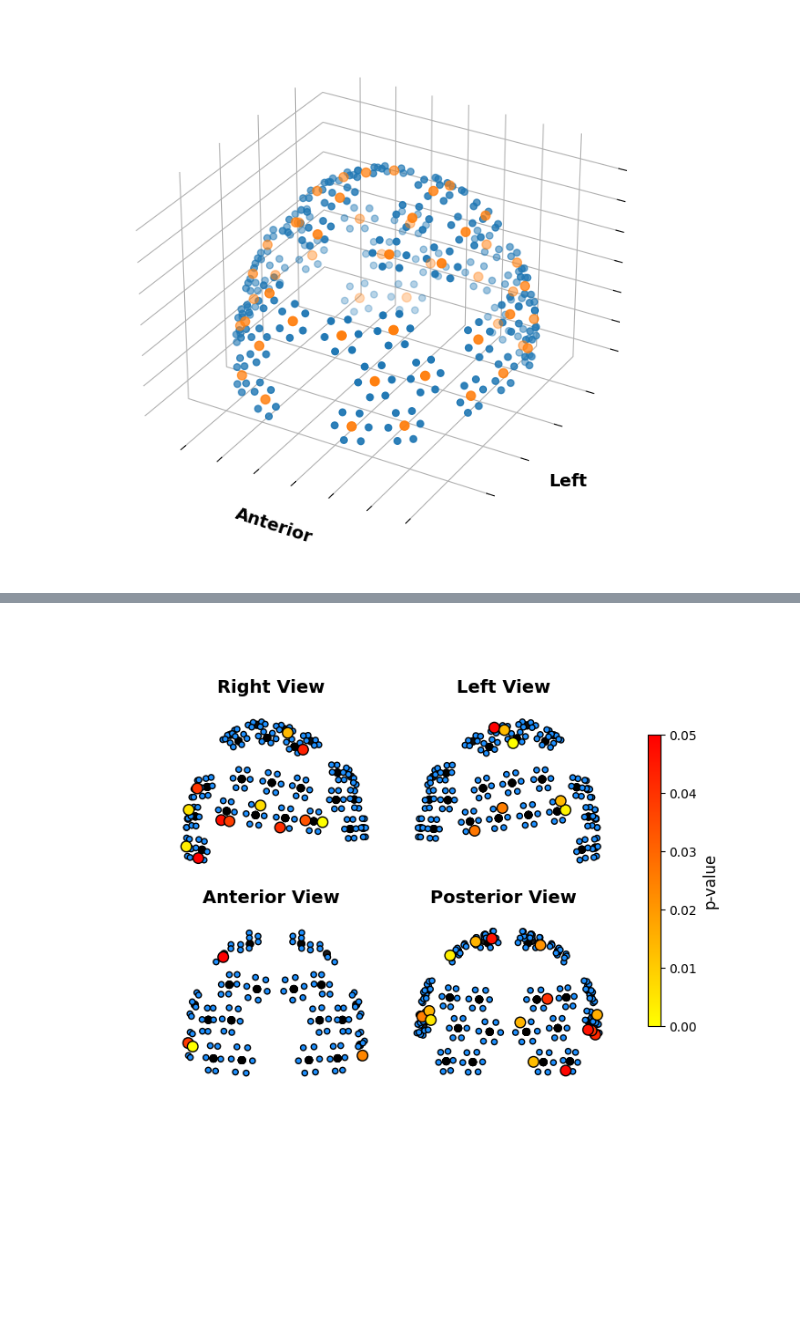
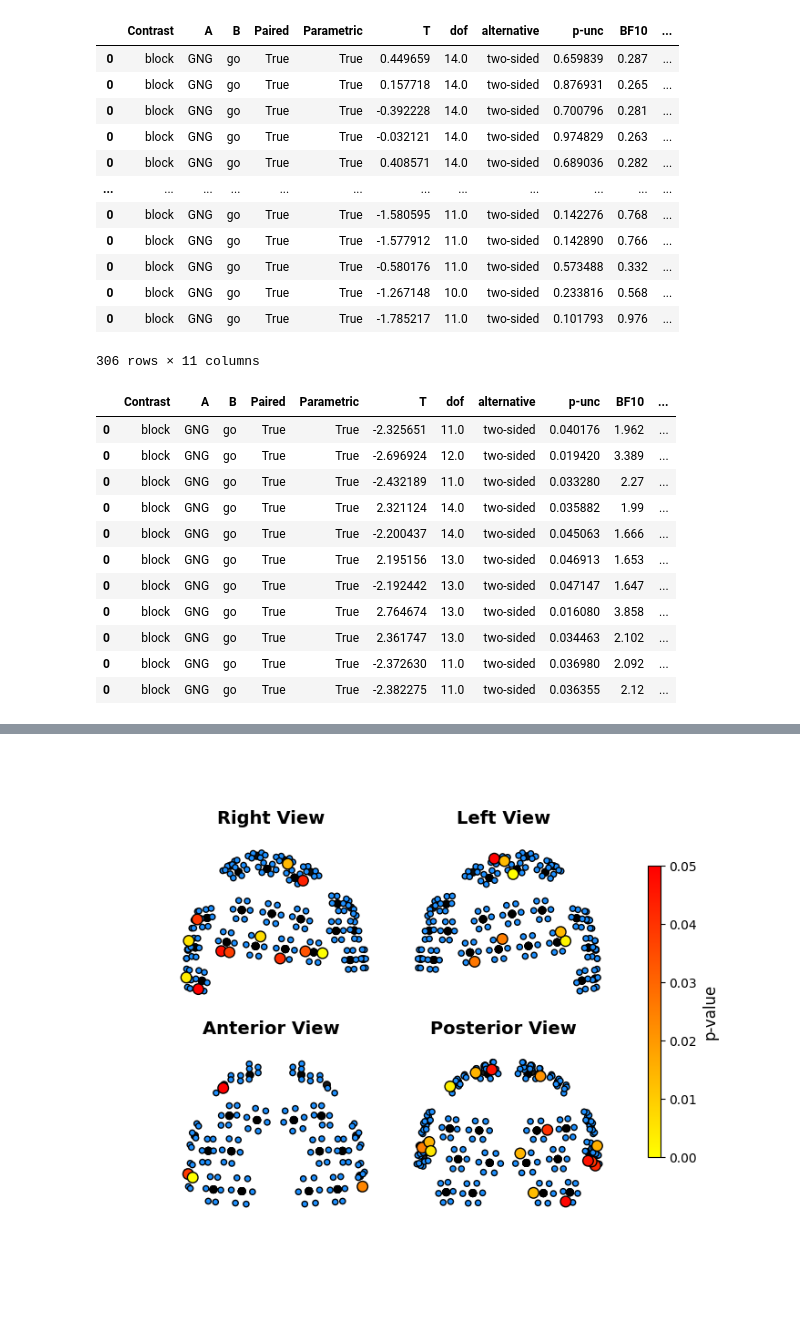
Before and after one commit to AyazLab/KernelFlow_Analysis, a Jupyter notebook: flow_analysis.ipynb, the cells around one changed output, grey strips where cells are left out. Drawn from its saved outputs; the diff is of its cells as text; code cells hidden in the pictures; blank space fills up the shorter version.

```diff
--- a/flow_analysis.ipynb
+++ b/flow_analysis.ipynb
@@ -3654,5 +3662,64 @@ class Flow_Results:
-# %%
-par = Participant_Flow()
-par.flow.plot_pos("3D")
-# %% [output]
-[figure, removed]
+# %%
+FR = Flow_Results()
+flow_df = FR.load_processed_flow_data("go_no_go", "HbO", "lowpass")
+channels = list(flow_df.columns[2:])
+num_channels = len(channels)
+ttest_list = []
+corr = False
+for channel in channels:
+    ttest = pg.pairwise_tests(
+        data=flow_df,
+        dv=channel,
+        within="block",
+        subject="participant",
+    )
+    ttest_final = ttest
+    # ttest_final = ttest[["p-unc", "F", "ddof1", "ddof2"]].copy()
+    # ttest_final.rename(
+    #     columns={
+    #         "p-unc": "p_value",
+    #         "F": "F_value",
+    #         "ddof1": "df1",
+    #         "ddof2": "df2",
+    #     },
+    #     inplace=True,
+    # )
+    # ttest_final["is_sig"] = ttest_final["p_value"] < 0.05
+    # if corr:  # apply Bonferroni correction
+    #     alpha_corr = 0.05 / num_channels
+    #     ttest_final.insert(0, "alpha_corr", alpha_corr)
+    #     ttest_final["is_sig_corr"] = ttest_final["p_value"] < alpha_corr
+    # ttest_final.insert(0, "channel_num", channel)
+    # ttest_final["channel_num"] = ttest_final["channel_num"].astype(int)
+    ttest_list.append(ttest_final)
+exp_ttest_results = pd.concat(ttest_list)
+exp_ttest_results
+# %% [output]
+|  | Contrast | A | B | Paired | Parametric | T | dof | alternative | p-unc | BF10 | ... |
+| 0 | block | GNG | go | True | True | 0.449659 | 14.0 | two-sided | 0.659839 | 0.287 | ... |
+| 0 | block | GNG | go | True | True | 0.157718 | 14.0 | two-sided | 0.876931 | 0.265 | ... |
+| 0 | block | GNG | go | True | True | -0.392228 | 14.0 | two-sided | 0.700796 | 0.281 | ... |
+| 0 | block | GNG | go | True | True | -0.032121 | 14.0 | two-sided | 0.974829 | 0.263 | ... |
+| 0 | block | GNG | go | True | True | 0.408571 | 14.0 | two-sided | 0.689036 | 0.282 | ... |
+| ... | ... | ... | ... | ... | ... | ... | ... | ... | ... | ... | ... |
+| 0 | block | GNG | go | True | True | -1.580595 | 11.0 | two-sided | 0.142276 | 0.768 | ... |
+| 0 | block | GNG | go | True | True | -1.577912 | 11.0 | two-sided | 0.142890 | 0.766 | ... |
+| 0 | block | GNG | go | True | True | -0.580176 | 11.0 | two-sided | 0.573488 | 0.332 | ... |
+| 0 | block | GNG | go | True | True | -1.267148 | 10.0 | two-sided | 0.233816 | 0.568 | ... |
+| 0 | block | GNG | go | True | True | -1.785217 | 11.0 | two-sided | 0.101793 | 0.976 | ... |
+306 rows × 11 columns
+# %%
+exp_ttest_results[exp_ttest_results["p-unc"] < 0.05]
+# %% [output]
+|  | Contrast | A | B | Paired | Parametric | T | dof | alternative | p-unc | BF10 | ... |
+| 0 | block | GNG | go | True | True | -2.325651 | 11.0 | two-sided | 0.040176 | 1.962 | ... |
+| 0 | block | GNG | go | True | True | -2.696924 | 12.0 | two-sided | 0.019420 | 3.389 | ... |
+| 0 | block | GNG | go | True | True | -2.432189 | 11.0 | two-sided | 0.033280 | 2.27 | ... |
+| 0 | block | GNG | go | True | True | 2.321124 | 14.0 | two-sided | 0.035882 | 1.99 | ... |
+| 0 | block | GNG | go | True | True | -2.200437 | 14.0 | two-sided | 0.045063 | 1.666 | ... |
+| 0 | block | GNG | go | True | True | 2.195156 | 13.0 | two-sided | 0.046913 | 1.653 | ... |
+| 0 | block | GNG | go | True | True | -2.192442 | 13.0 | two-sided | 0.047147 | 1.647 | ... |
+| 0 | block | GNG | go | True | True | 2.764674 | 13.0 | two-sided | 0.016080 | 3.858 | ... |
+| 0 | block | GNG | go | True | True | 2.361747 | 13.0 | two-sided | 0.034463 | 2.102 | ... |
+| 0 | block | GNG | go | True | True | -2.372630 | 11.0 | two-sided | 0.036980 | 2.092 | ... |
+| 0 | block | GNG | go | True | True | -2.382275 | 11.0 | two-sided | 0.036355 | 2.12 | ... |
```
Also changed, not shown: parts of 2 cells of this notebook, 1 other file.
